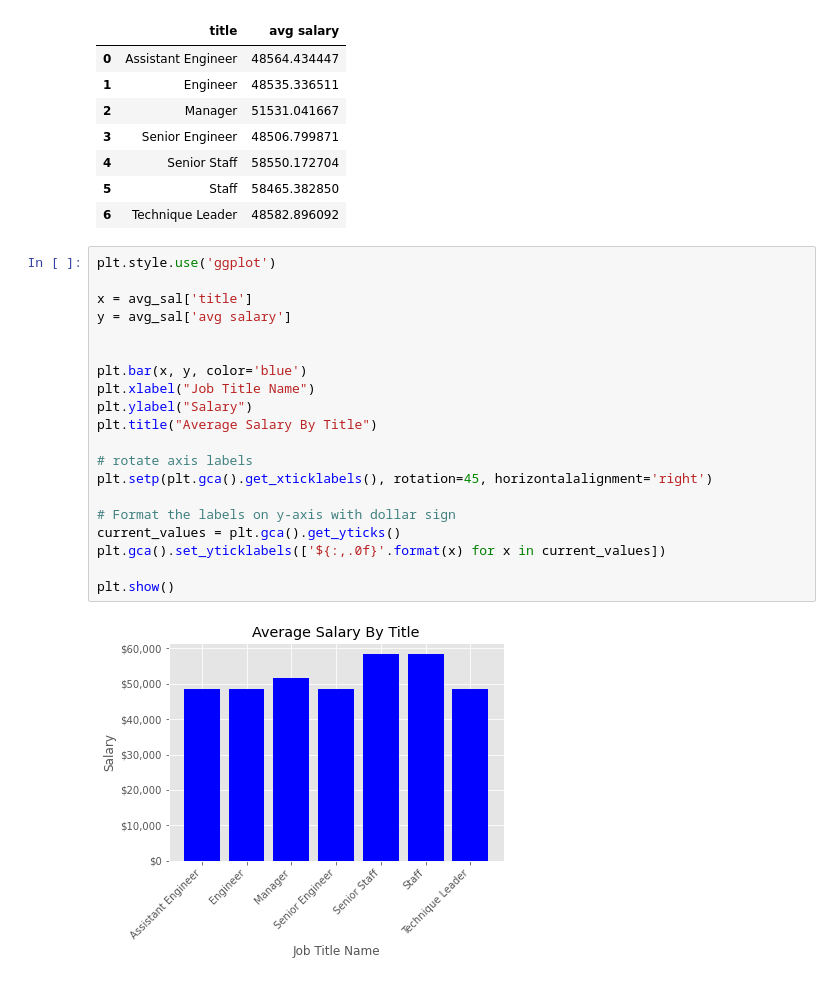
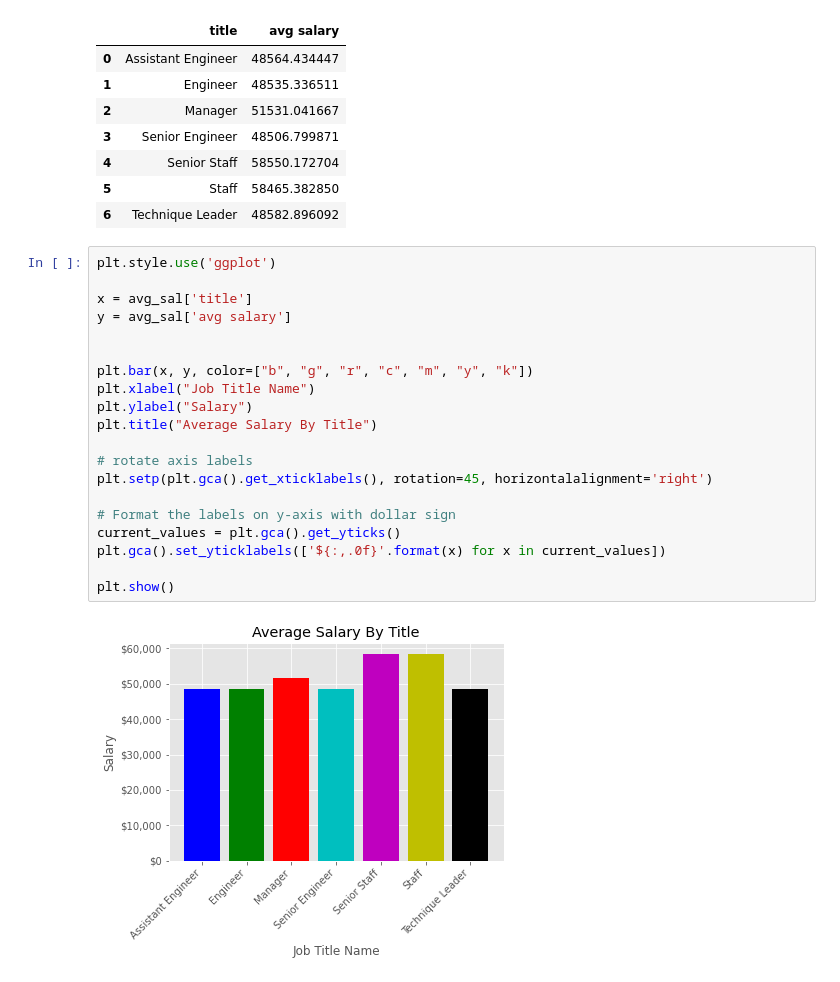
Before and after one commit to Salllym/Employee-Database-Analysis, a Jupyter notebook: EmployeeSQL/employee_db_(bonus).ipynb, the cells around one changed output. Drawn from its saved outputs; the diff is of its cells as text.

```diff
--- a/EmployeeSQL/employee_db_(bonus).ipynb
+++ b/EmployeeSQL/employee_db_(bonus).ipynb
@@ -112,22 +112,22 @@ avg_sal
 # %%
 plt.style.use('ggplot')
 
 x = avg_sal['title']
 y = avg_sal['avg salary']
 
 
-plt.bar(x, y, color='blue')
+plt.bar(x, y, color=["b", "g", "r", "c", "m", "y", "k"])
 plt.xlabel("Job Title Name")
 plt.ylabel("Salary")
 plt.title("Average Salary By Title")
 
 # rotate axis labels
 plt.setp(plt.gca().get_xticklabels(), rotation=45, horizontalalignment='right')
 
 # Format the labels on y-axis with dollar sign
 current_values = plt.gca().get_yticks()
 plt.gca().set_yticklabels(['${:,.0f}'.format(x) for x in current_values])
 
 plt.show()
 # %% [output]
-[figure, old version]
+[figure, new version]
```
Also changed, not shown: parts of 1 cell of this notebook, 4 other files.
